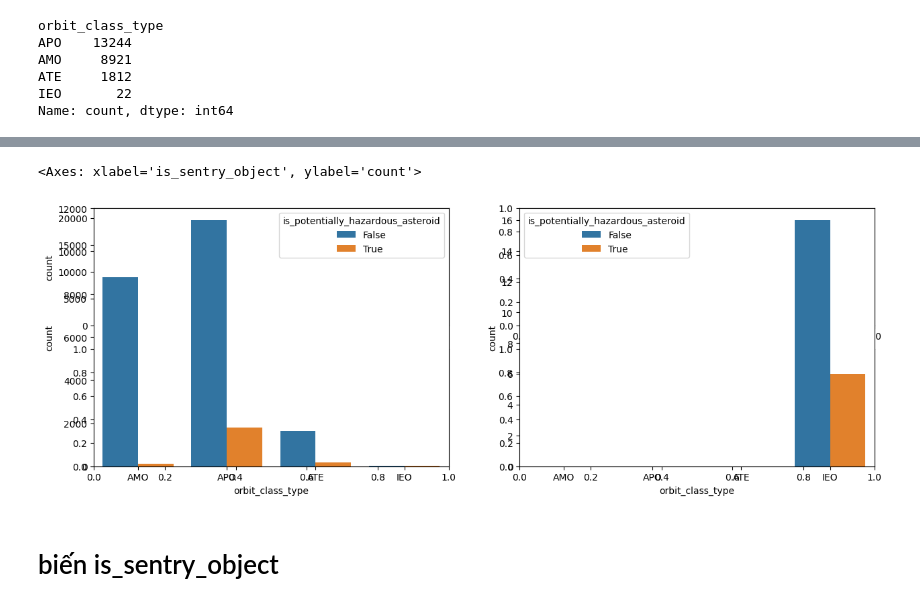
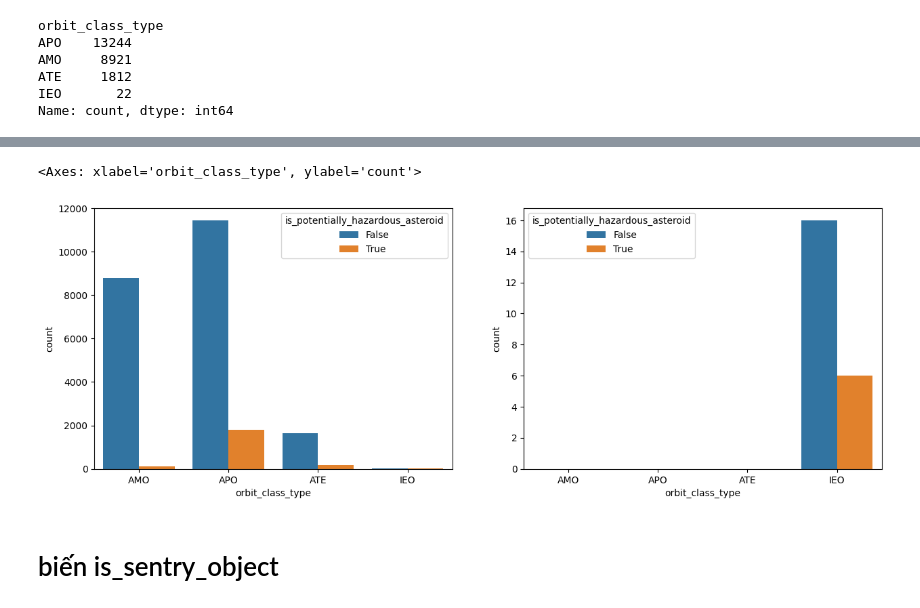
Before and after one commit to nhocratac/IE224-NEO, a Jupyter notebook: notebook/thang/explore_data.ipynb, the cells around one changed output, grey strips where cells are left out. Saved outputs shown, nothing was run; the diff lists cells and outputs as text; code cells hidden in the pictures.

Commit message:
explore data

```diff
--- a/notebook/thang/explore_data.ipynb
+++ b/notebook/thang/explore_data.ipynb
@@ -49,19 +51,16 @@ Name: count, dtype: int64
 # %%
 # vẽ biểu đồ cột cho biến orbit class type
 
 
-plt.subplots(ncols=2, figsize=(15, 5),nrows=2)
+plt.subplots(ncols=2,figsize=(15, 5))
 plt.subplot(1, 2,1)
 sns.countplot(x='orbit_class_type', data=df,hue='is_potentially_hazardous_asteroid')
 
 plt.subplot(1, 2,2)
 sns.countplot(data =df[df['orbit_class_type']=='IEO' ], x='orbit_class_type',hue='is_potentially_hazardous_asteroid')
-
-plt.subplot(2, 2,1)
-sns.countplot(data=df,x='is_sentry_object',hue='is_potentially_hazardous_asteroid')
 # %% [output]
-<Axes: xlabel='is_sentry_object', ylabel='count'>
+<Axes: xlabel='orbit_class_type', ylabel='count'>
-[figure, old version]
+[figure, new version]
 # %% [markdown]
 # biến is_sentry_object
 # %%
```
Also changed, not shown: parts of 24 cells of this notebook, 3 other files.
